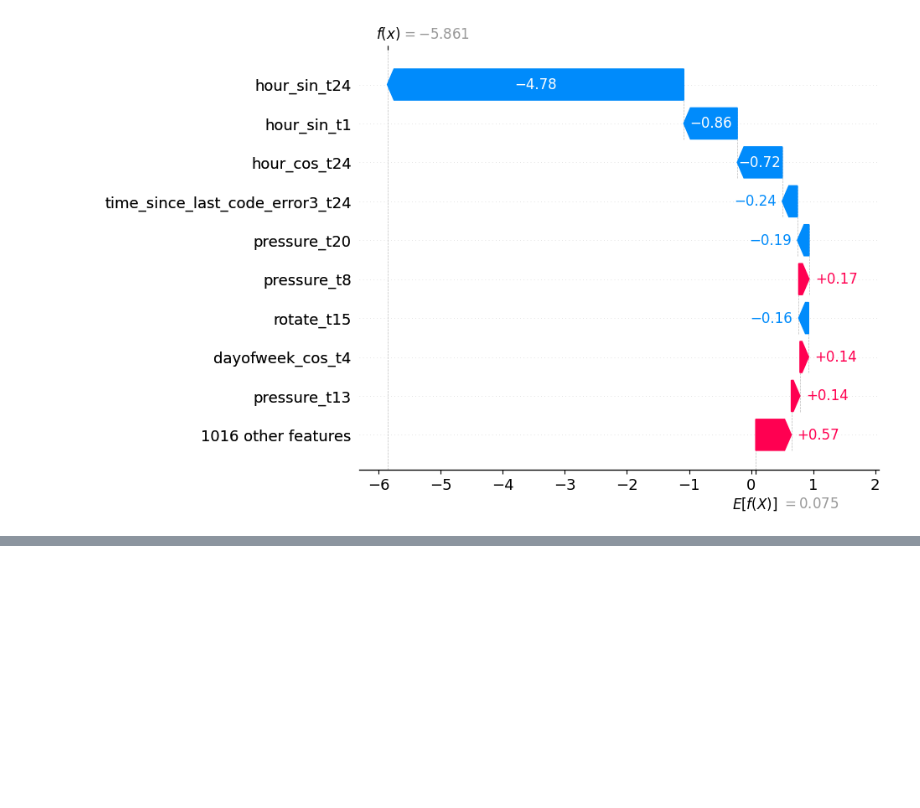
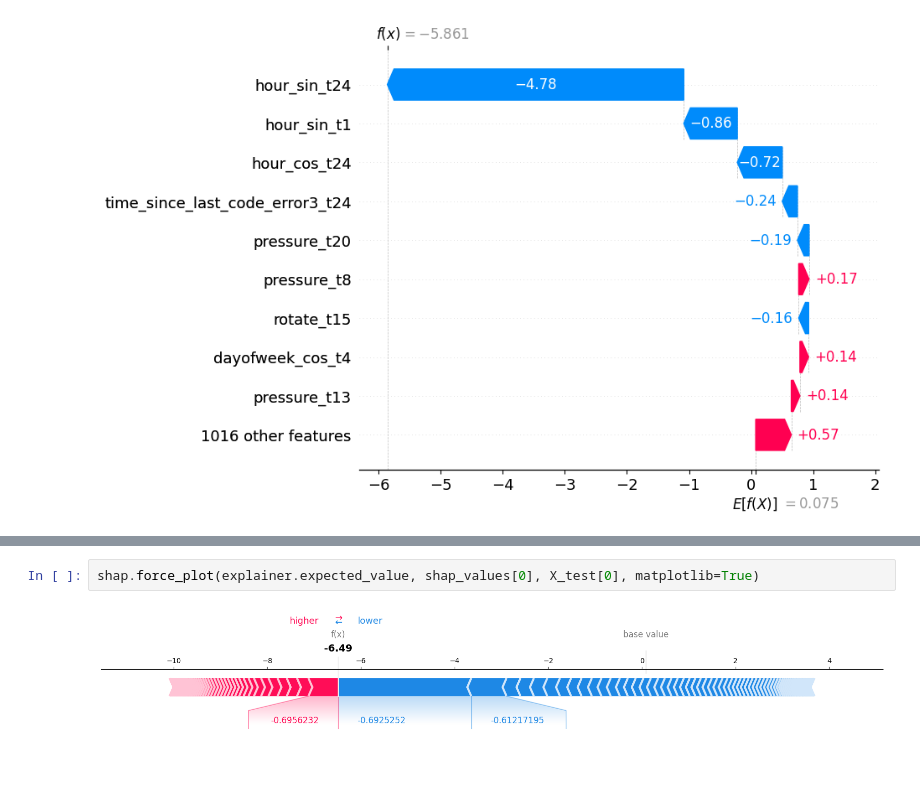
Before and after one commit to Abner-01/challenge-predictive-maintenance, a Jupyter notebook: 2. Challenge.ipynb, the cells around one changed output, grey strips where cells are left out. Saved outputs shown, nothing was run; the diff lists cells and outputs as text; blank space fills up the shorter version.

```diff
--- a/2. Challenge.ipynb
+++ b/2. Challenge.ipynb
@@ -271,0 +336,4 @@ shap.plots._waterfall.waterfall_legacy(
+# %%
+shap.force_plot(explainer.expected_value, shap_values[0], X_test[0], matplotlib=True)
+# %% [output]
+[figure, added]
```
Also changed, not shown: parts of 9 cells of this notebook, 6 other files.
